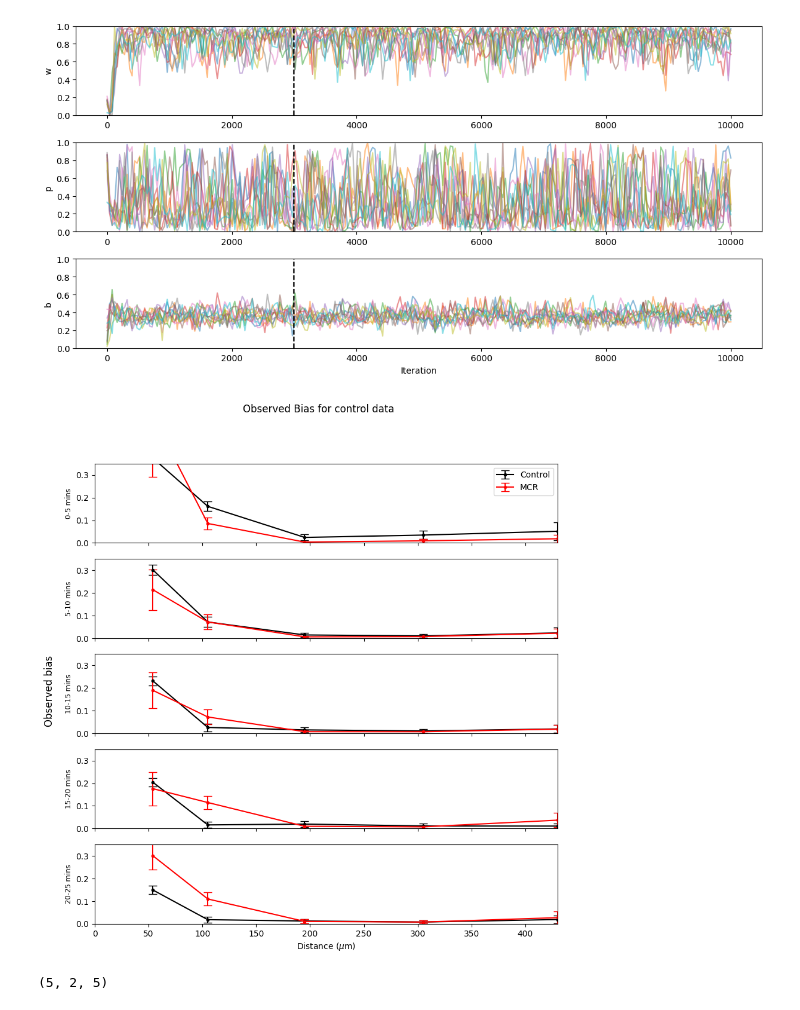
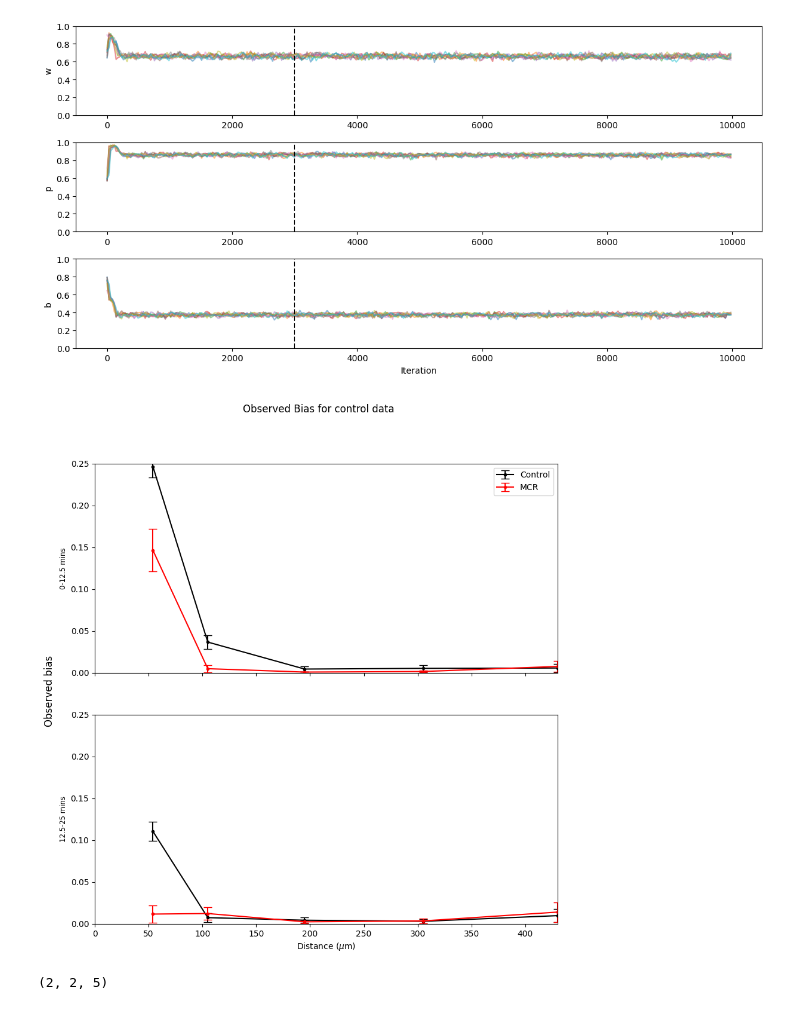
Before and after one commit to Schumacher-group/ImmuneCellMigrationAnalysis, a Jupyter notebook: Notebooks/Observed bias visualisation_revision.ipynb, the cells around one changed output. Drawn from its saved outputs; the diff is of its cells as text; code cells hidden in the pictures.

```diff
--- a/Notebooks/Observed bias visualisation_revision.ipynb
+++ b/Notebooks/Observed bias visualisation_revision.ipynb
@@ -10,10 +10,11 @@ import numpy as np
 import emcee
 import seaborn as sns
 # %%
-filesuffix = "_excluding_e2e_lt30"
-distance = [54, 105, 195, 305, 430] # Liepe bins: [54, 105, 195, 305, 430]; 2x bins: [54, 87.5, 122.5, 167.5, 222.5, 277.5, 332.5, 395]
-time = [2.5,7.5,12.5,17.5,22.5]
-time_labels = ["0-5","5-10","10-15","15-20","20-25"]
+experiment = "Single_wound" # either "Single_wound" or "Halfwound" or "Two_wounds"
+filesuffix = "_farhalf_1x_t2"
+distance = [54, 105, 195, 305, 430] # Liepe bins: [54, 105, 195, 305, 430]; 2x bins: [54, 87.5, 122.5, 167.5, 222.5, 277.5, 332.5, 395] # halfwound bins [54, 122.5]
+time = [6.25, 18.75] # [2.5,7.5,12.5,17.5,22.5]
+time_labels = ["0-12.5", "12.5-25"]#["0-5","5-10","10-15","15-20","20-25"]
 # This function reads in previously run data from walker inference pipeline, and outputs the observed bias mean and std\
 # for the dataframe. The inputs are x,y which correspond to the file formats
 # %%
@@ -30,8 +31,8 @@ labels = ['w','p','b']
 
 for i in range(nTimeBins):
     for j in range(len(distance)):
-        print('Attempting to load ' + '../data/BP_inference/Single_wound_CTR_revision'+filesuffix+'_bins{}{}.h5'.format(j,i))
-        sample_data = emcee.backends.HDFBackend('../data/BP_inference/Single_wound_CTR_revision'+filesuffix+'_bins{}{}.h5'.format(j,i))
+        print('Attempting to load ' + '../data/BP_inference/'+experiment+'_CTR_revision'+filesuffix+'_bins{}{}.h5'.format(j,i))
+        sample_data = emcee.backends.HDFBackend('../data/BP_inference/'+experiment+'_CTR_revision'+filesuffix+'_bins{}{}.h5'.format(j,i))
         tau = sample_data.get_autocorr_time(tol=0)
         max_tau = np.max((max_tau, tau), axis=0)
         min_tau = np.min((min_tau, tau), axis=0)
@@ -50,8 +51,8 @@ for i in range(nTimeBins):
                 plt.tight_layout()
 
         # now repeat for MCR samples
-        print('Attempting to load ' + '../data/BP_inference/Single_wound_MCR_revision'+filesuffix+'_bins{}{}.h5'.format(j,i))
-        sample_data = emcee.backends.HDFBackend('../data/BP_inference/Single_wound_MCR_revision'+filesuffix+'_bins{}{}.h5'.format(j,i))
+        print('Attempting to load ' + '../data/BP_inference/'+experiment+'_MCR_revision'+filesuffix+'_bins{}{}.h5'.format(j,i))
+        sample_data = emcee.backends.HDFBackend('../data/BP_inference/'+experiment+'_MCR_revision'+filesuffix+'_bins{}{}.h5'.format(j,i))
         tau = sample_data.get_autocorr_time(tol=0)
         max_tau = np.max((max_tau, tau), axis=0)
         min_tau = np.min((min_tau, tau), axis=0)
@@ -98,6 +99,6 @@ thin: 40
 # %%
 # plot some MCMC chains to check for a reasonable burn-in
-sample_data = emcee.backends.HDFBackend('../data/BP_inference/Single_wound_MCR_revision'+filesuffix+'_bins04.h5')
+sample_data = emcee.backends.HDFBackend('../data/BP_inference/'+experiment+'_CTR_revision'+filesuffix+'_bins00.h5')
 samples = sample_data.get_chain(discard=0, thin=thin, flat=False)
 
 labels = ['w','p','b']
@@ -118,7 +119,7 @@ plt.xlabel("Iteration")
 plt.tight_layout()
 plt.show()
 # %% [output]
-[figure, old version]
+[figure, new version]
 # %%
 # define functions to extract the observed bias values from the data
 def bias_param_samples_from_file(emcee_samples):
@@ -136,11 +137,11 @@ def bias_param_samples_from_file(emcee_samples):
     return mean_ob, std_ob, mean_op, std_op
 
 def bias_values_control(i, j):
-    control_data = emcee.backends.HDFBackend('../data/BP_inference/Single_wound_CTR_revision'+filesuffix+'_bins{}{}.h5'.format(i,j))
+    control_data = emcee.backends.HDFBackend('../data/BP_inference/'+experiment+'_CTR_revision'+filesuffix+'_bins{}{}.h5'.format(i,j))
     return bias_param_samples_from_file(control_data)
 
 def bias_values_mcr(i, j):
-    mcr_data = emcee.backends.HDFBackend('../data/BP_inference/Single_wound_MCR_revision'+filesuffix+'_bins{}{}.h5'.format(i,j))
+    mcr_data = emcee.backends.HDFBackend('../data/BP_inference/'+experiment+'_MCR_revision'+filesuffix+'_bins{}{}.h5'.format(i,j))
     return bias_param_samples_from_file(mcr_data)
 
 # def bias_values_halfwound_control(i, j):
@@ -153,35 +154,35 @@ def bias_values_mcr(i, j):
 # %%
 # plot observed bias for both conditions in one plot with a different panel for each time-point
 stepSizeTimeBins = 1
 nTimeBins = int(np.round(len(time_labels)/stepSizeTimeBins))
 fig, ax = plt.subplots(nTimeBins, 1, figsize=(10, 10), sharex=True)
 fig.suptitle("Observed Bias for control data")
 for i in range(nTimeBins):
     mean_ob_C = []
     std_ob_C = []
     meansM = []
     stdsM = []
     for j in range(len(distance)):
         ObBiasPersC = bias_values_control(j, i*stepSizeTimeBins)
         ObBiasM = bias_values_mcr(j, i*stepSizeTimeBins)
 
         mean_ob_C.append(ObBiasPersC[0])
         std_ob_C.append(ObBiasPersC[1])
         meansM.append(ObBiasM[0])
         stdsM.append(ObBiasM[1])
     ax[i].errorbar(distance,mean_ob_C,yerr = std_ob_C,marker='o',markersize = 3,capsize = 5,color = 'k', label = "Control")
     ax[i].errorbar(distance,meansM,yerr = stdsM,marker='o',markersize = 3,capsize = 5,color = 'r', label = "MCR")
-    ax[i].set_ylim(0,0.35)
+    ax[i].set_ylim(0,0.25)
     ax[i].set_xlim(0,430)
     ax[i].set_ylabel(f"{time_labels[i*stepSizeTimeBins]} mins", rotation=90, size='small')
 plt.xlabel("Distance ($\mu$m)")
 ax[0].legend(loc='upper right')
 
 fig.text(0.04, 0.5, 'Observed bias', va='center', rotation='vertical', size = 'large')
-plt.savefig("Figures/Observed bias control & mcr_revision_data"+filesuffix+"bins.pdf")
+plt.savefig("Figures/ObservedBiasPlots/Observed bias control & mcr_revision_data"+filesuffix+"bins.pdf")
 plt.show()
 # %% [output]
-[figure, old version]
+[figure, new version]
 # %%
 def reshape_observed_params(bias_persistence_values):
     reshapedBias= []
@@ -205,7 +206,7 @@ reshapedBias_control, reshapedPersistence_control = reshape_observed_params(bias
 reshapedBias_mcr, reshapedPersistence_mcr = reshape_observed_params(bias_values_mcr)
 np.shape(reshapedBias_control) # dimensions are N time points, [mean, std], M distances
 # %% [output]
-(5, 2, 5)
+(2, 2, 5)
 # %%
 def plot_observed_params_all_timepoints(reshapedParams, yAxisLabel, saveFilename):
 # plot observed param values for a given condition in one plot with a different line for each time-point
```
Also changed, not shown: parts of 9 cells of this notebook, 7 other files.
